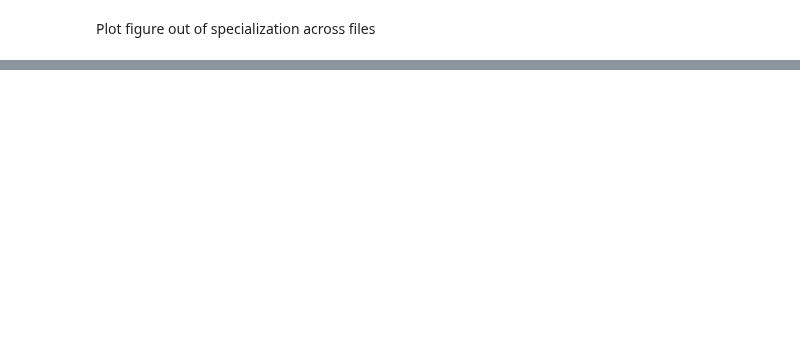
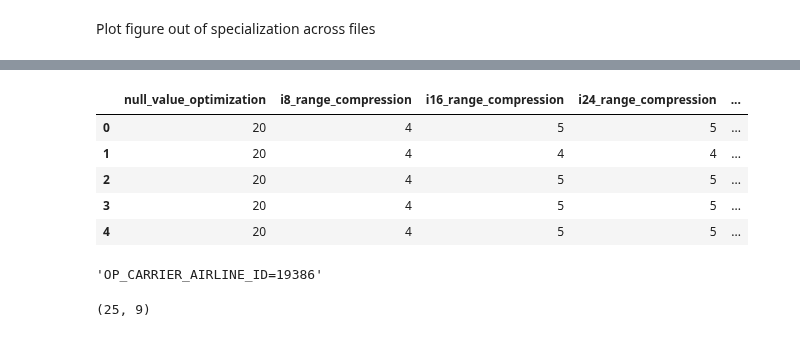
Before and after one commit to tuplex/tuplex, a Jupyter notebook: benchmarks/nextconf/hyperspecialization/flights/notebooks/01_generate_efficient_C++_code.ipynb, the cells around one changed output, grey strips where cells are left out. Cells and saved outputs as stored; diff of their text form; code cells hidden in the pictures; blank space fills up the shorter version.

```diff
--- a/benchmarks/nextconf/hyperspecialization/flights/notebooks/01_generate_efficient_C++_code.ipynb
+++ b/benchmarks/nextconf/hyperspecialization/flights/notebooks/01_generate_efficient_C++_code.ipynb
@@ -378,0 +500,3 @@ unique_rows = unique_rows[sort_idx, :]
+# %%
+paths = glob.glob('/hot/scratch/hyperspecialization/partitioned_flights/*/*.csv')
+len(paths)
@@ -378,0 +505,8 @@ unique_rows = unique_rows[sort_idx, :]
+# %%
+start = time.time()
+results = Parallel(n_jobs=32, verbose=10)(
+    delayed(detect_file_specific_optimizations)(path, relevant_indices) for path in paths)
+stop = time.time()
+
+print('Elapsed time for the entire processing: {:.2f} s'
+      .format(stop - start))
@@ -378,0 +526,43 @@ unique_rows = unique_rows[sort_idx, :]
+# %%
+df_opt = pd.DataFrame(results)
+df_opt = df_opt.sort_values(by='path').reset_index(drop=True)
+df_opt.head()
+# %% [output]
+|  | null_value_optimization | i8_range_compression | i16_range_compression | i24_range_compression | ... |
+| 0 | 20 | 4 | 5 | 5 | ... |
+| 1 | 20 | 4 | 4 | 4 | ... |
+| 2 | 20 | 4 | 5 | 5 | ... |
+| 3 | 20 | 4 | 5 | 5 | ... |
+| 4 | 20 | 4 | 5 | 5 | ... |
+# %%
+name = df_opt.iloc[0].path
+
+def normalize_name(path):
+    return path[path.find('flights/')+len('flights/'):path.rfind('/')]
+normalize_name(name)
+# %% [output]
+'OP_CARRIER_AIRLINE_ID=19386'
+# %%
+# plot how many files could have optimizations!
+names = ['FULLY SPECIALIZED'] + list(df_opt.path.apply(normalize_name).values)
+n_names = len(names)
+
+n_opts = len(optimization_list)
+
+count_matrix = np.zeros((n_names, n_opts)) * np.nan
+n_columns = df_opt.iloc[0]['ncolumns']
+
+
+# fill in first row with ncolumns
+count_matrix[0, :] = n_columns
+
+# fill in from rows
+for idx, row in df_opt.iterrows():
+    row = row.to_dict()
+    for key, value in row.items():
+        if key in optimization_list:
+            j = optimization_list.index(key)
+            count_matrix[idx + 1, j] = value
+count_matrix.shape
+# %% [output]
+(25, 9)
```
Also changed, not shown: parts of 40 cells of this notebook, 6 other files.
